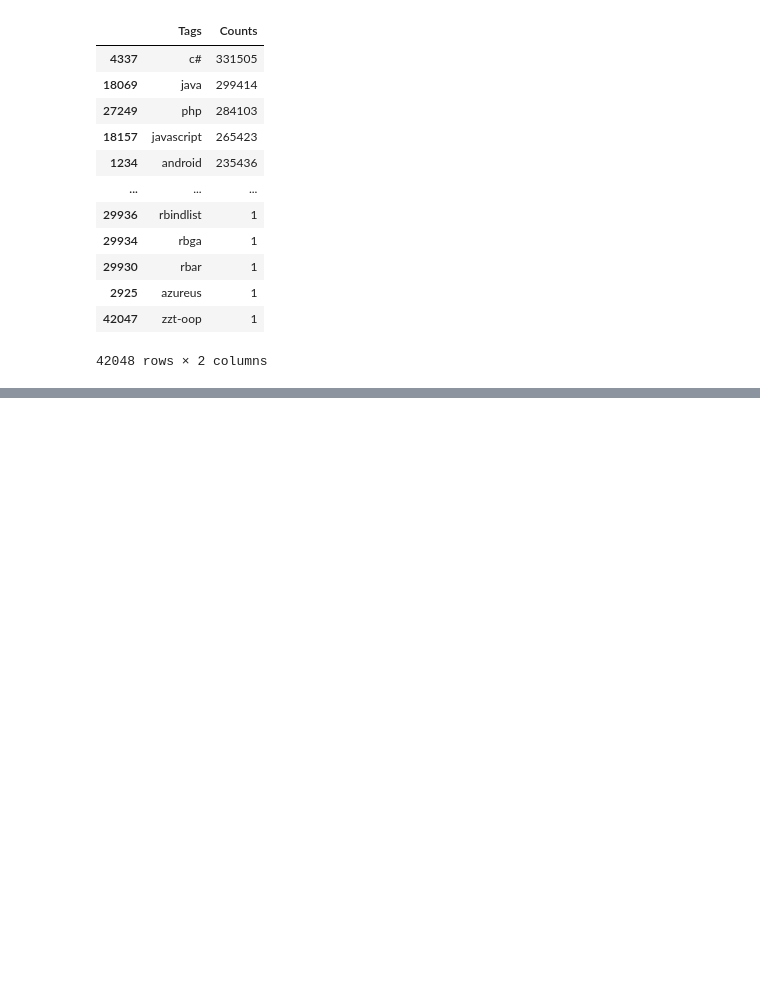
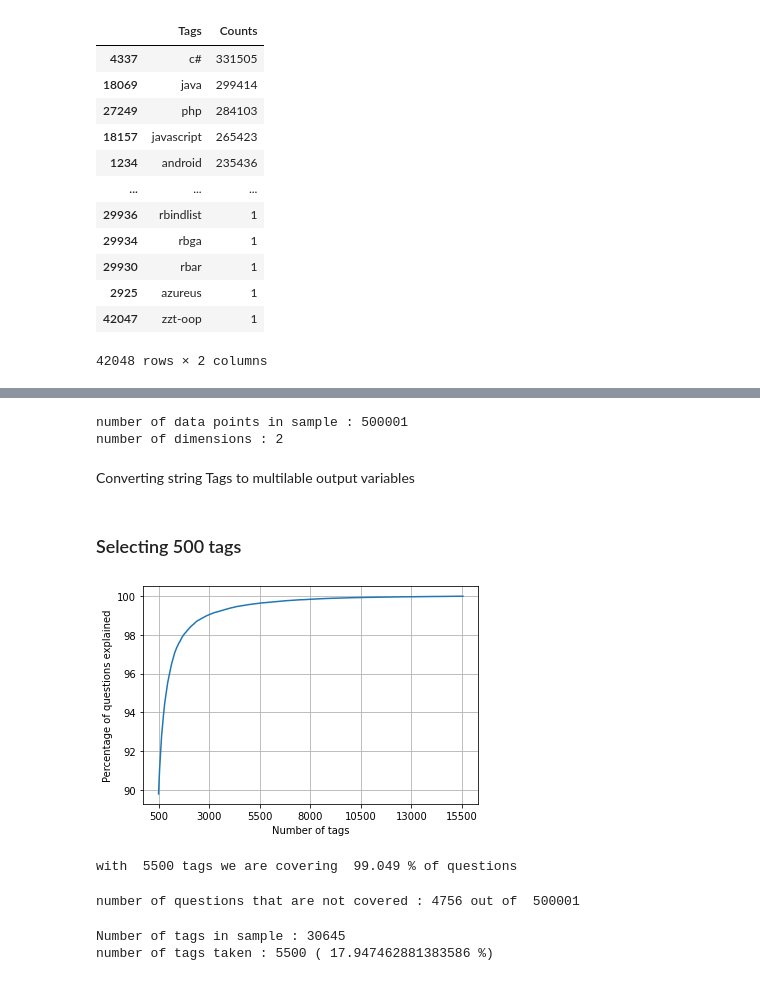
Before and after one commit to Udaykumar447/Real-World-Data-Science-Projects, a Jupyter notebook: Machine Learning Projects/Stack Overflow Tag Predictor Project/Stack overflow tag predictor.ipynb, the cells around one changed output, grey strips where cells are left out. Saved outputs shown, nothing was run; the diff lists cells and outputs as text; code cells hidden in the pictures; blank space fills up the shorter version.

```diff
--- a/Machine Learning Projects/Stack Overflow Tag Predictor Project/Stack overflow tag predictor.ipynb
+++ b/Machine Learning Projects/Stack Overflow Tag Predictor Project/Stack overflow tag predictor.ipynb
@@ -311,0 +466,2 @@ tag_df_sorted
+# %%
+preprocessed_data = preprocessed_data[['question','tags']]
@@ -311,0 +477,55 @@ tag_df_sorted
+# %%
+print("number of data points in sample :", preprocessed_data.shape[0])
+print("number of dimensions :", preprocessed_data.shape[1])
+# %% [output]
+number of data points in sample : 500001
+number of dimensions : 2
+# %% [markdown]
+Converting string Tags to multilable output variables
+# %%
+vectorizer = CountVectorizer(tokenizer = lambda x: x.split(), binary='true')
+labels = vectorizer.fit_transform(preprocessed_data['tags'])
+# %% [markdown]
+### Selecting 500 tags
+# %%
+def tags_to_choose(x):
+    l = labels.sum(axis=0).tolist()[0]
+    sorted_tags_i = sorted(range(len(l)), key=lambda i: l[i], reverse=True)
+    labels_n= labels[:,sorted_tags_i[:x]]
+    return labels_n
+
+def questions_explained_function(x):
+    labels_n = tags_to_choose(x)
+    m = labels_n.sum(axis=1)
+    return (np.count_nonzero(m==0))
+# %%
+questions_explained = []
+total_number_tags = labels.shape[1]
+total_number_questions = preprocessed_data.shape[0]
+for i in range(500, total_number_tags, 100):
+    questions_explained.append(np.round(((total_number_questions - questions_explained_function(i))/total_number_questions)*100,3))
+# %%
+fig, ax = plt.subplots()
+ax.plot(questions_explained)
+xlabel = list(500+np.array(range(-50,450,50))*50)
+ax.set_xticklabels(xlabel)
+plt.xlabel("Number of tags")
+plt.ylabel("Percentage of questions explained")
+plt.grid()
+plt.show()
+# you can choose any number of tags based on your computing power, minimun is 50(it covers 90% of the tags)
+print("with ",5500,"tags we are covering ",questions_explained[50],"% of questions")
+# %% [output]
+[figure, added]
+with  5500 tags we are covering  99.049 % of questions
+# %%
+choose = tags_to_choose(5500)
+print("number of questions that are not covered :", questions_explained_function(5500),"out of ", total_number_questions)
+# %% [output]
+number of questions that are not covered : 4756 out of  500001
+# %%
+print("Number of tags in sample :", labels.shape[1])
+print("number of tags taken :", choose.shape[1],"(",(choose.shape[1]/labels.shape[1])*100,"%)")
+# %% [output]
+Number of tags in sample : 30645
+number of tags taken : 5500 ( 17.947462881383586 %)
```
Also changed, not shown: parts of 13 cells of this notebook.
